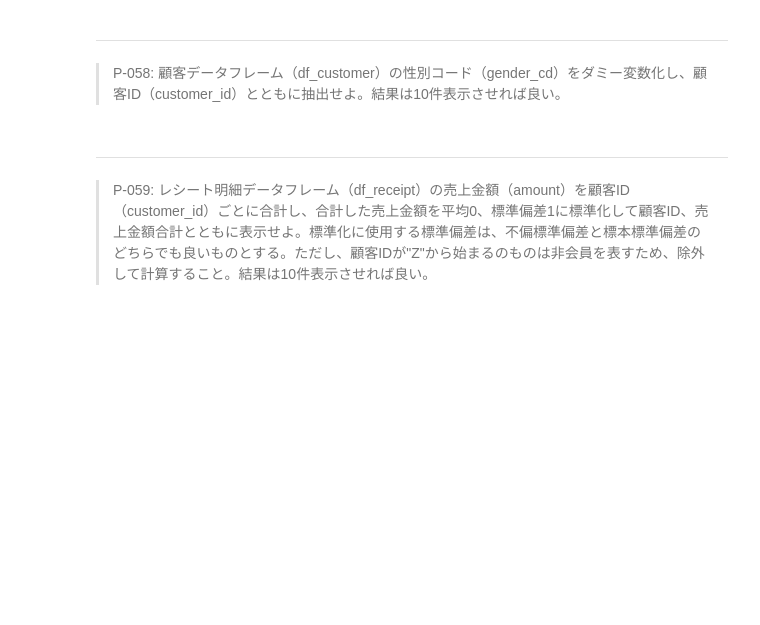
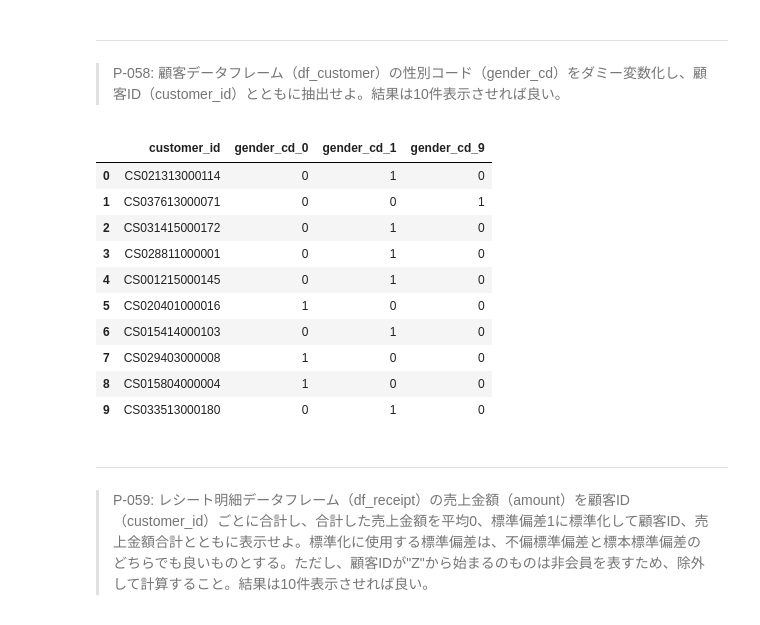
Before and after one commit to twobooks/100knocks-preprocess-training, a Jupyter notebook: docker/work/preprocess_knock_Python.ipynb, the cells around one changed output. Saved outputs shown, nothing was run; the diff lists cells and outputs as text; code cells hidden in the pictures; blank space fills up the shorter version.

Commit message:
Note get_dummiesにつき更新

```diff
--- a/docker/work/preprocess_knock_Python.ipynb
+++ b/docker/work/preprocess_knock_Python.ipynb
@@ -1249,6 +1272,22 @@ ans["age"].to_string()
 # %% [markdown]
 ---
 > P-058: 顧客データフレーム（df_customer）の性別コード（gender_cd）をダミー変数化し、顧客ID（customer_id）とともに抽出せよ。結果は10件表示させれば良い。
+# %%
+tmp = pd.get_dummies(df_customer[["gender_cd"]])
+ans = pd.concat([df_customer["customer_id"],tmp],axis=1)
+ans[:10]
+# %% [output]
+|  | customer_id | gender_cd_0 | gender_cd_1 | gender_cd_9 |
+| 0 | CS021313000114 | 0 | 1 | 0 |
+| 1 | CS037613000071 | 0 | 0 | 1 |
+| 2 | CS031415000172 | 0 | 1 | 0 |
+| 3 | CS028811000001 | 0 | 1 | 0 |
+| 4 | CS001215000145 | 0 | 1 | 0 |
+| 5 | CS020401000016 | 1 | 0 | 0 |
+| 6 | CS015414000103 | 0 | 1 | 0 |
+| 7 | CS029403000008 | 1 | 0 | 0 |
+| 8 | CS015804000004 | 1 | 0 | 0 |
+| 9 | CS033513000180 | 0 | 1 | 0 |
 # %% [markdown]
 ---
 > P-059: レシート明細データフレーム（df_receipt）の売上金額（amount）を顧客ID（customer_id）ごとに合計し、合計した売上金額を平均0、標準偏差1に標準化して顧客ID、売上金額合計とともに表示せよ。標準化に使用する標準偏差は、不偏標準偏差と標本標準偏差のどちらでも良いものとする。ただし、顧客IDが"Z"から始まるのものは非会員を表すため、除外して計算すること。結果は10件表示させれば良い。
```
Also changed, not shown: parts of 2 cells of this notebook, 1 other file.
